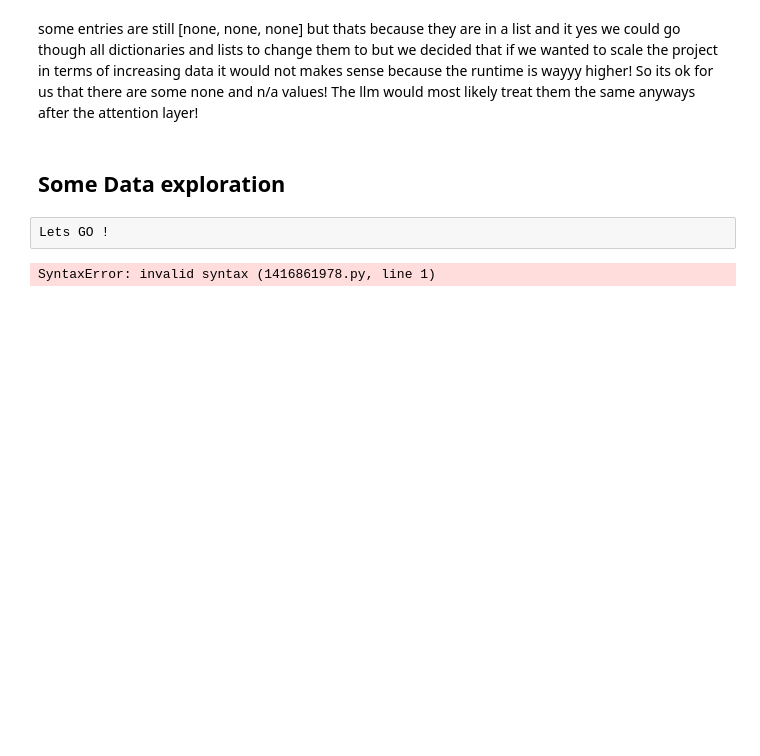
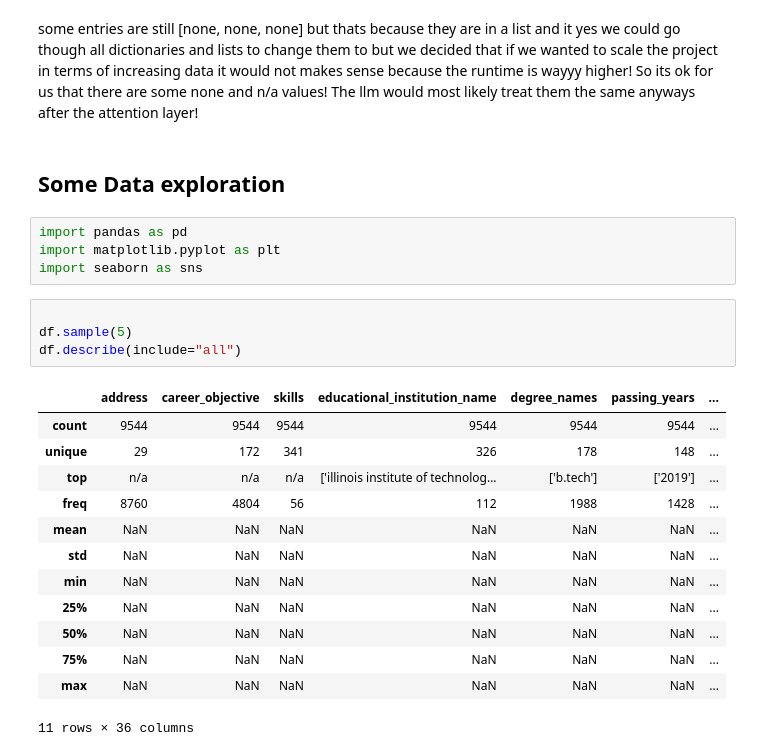
Before and after one commit to hannokuegler/roast_my_cv, a Jupyter notebook: data_processing.ipynb, the cells around one changed output. Cells and saved outputs as stored; diff of their text form; blank space fills up the shorter version.

```diff
--- a/data_processing.ipynb
+++ b/data_processing.ipynb
@@ -153,6 +153,24 @@ some entries are still [none, none, none] but thats because they are in a list a
 # %% [markdown]
 ## Some Data exploration
 # %%
-Lets GO !
+import pandas as pd
+import matplotlib.pyplot as plt
+import seaborn as sns
-# %% [output]
-SyntaxError: invalid syntax (1416861978.py, line 1)
+# %%
+
+df.sample(5)
+df.describe(include="all")
+# %% [output]
+|  | address | career_objective | skills | educational_institution_name | degree_names | passing_years | ... |
+| count | 9544 | 9544 | 9544 | 9544 | 9544 | 9544 | ... |
+| unique | 29 | 172 | 341 | 326 | 178 | 148 | ... |
+| top | n/a | n/a | n/a | ['illinois institute of technolog... | ['b.tech'] | ['2019'] | ... |
+| freq | 8760 | 4804 | 56 | 112 | 1988 | 1428 | ... |
+| mean | NaN | NaN | NaN | NaN | NaN | NaN | ... |
+| std | NaN | NaN | NaN | NaN | NaN | NaN | ... |
+| min | NaN | NaN | NaN | NaN | NaN | NaN | ... |
+| 25% | NaN | NaN | NaN | NaN | NaN | NaN | ... |
+| 50% | NaN | NaN | NaN | NaN | NaN | NaN | ... |
+| 75% | NaN | NaN | NaN | NaN | NaN | NaN | ... |
+| max | NaN | NaN | NaN | NaN | NaN | NaN | ... |
+11 rows × 36 columns
```
Also changed, not shown: parts of 6 cells of this notebook.
